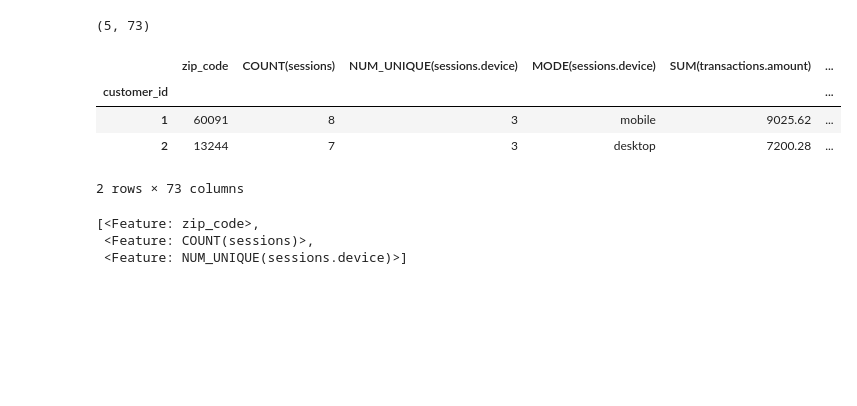
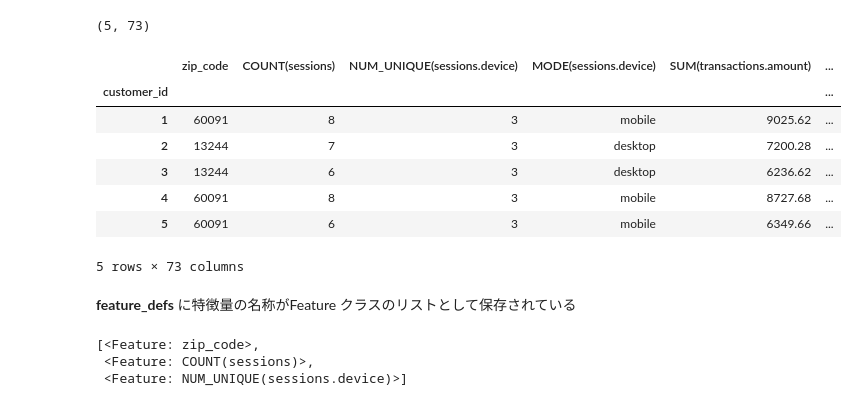
Before and after one commit to gingi99/HowToPython, a Jupyter notebook: featuretools/featuretools.ipynb, the cells around one changed output. Drawn from its saved outputs; the diff is of its cells as text; code cells hidden in the pictures; blank space fills up the shorter version.

Commit message:
[update] featuretools

```diff
--- a/featuretools/featuretools.ipynb
+++ b/featuretools/featuretools.ipynb
@@ -68,13 +110,18 @@ print(feature_matrix_customers.shape)
 # %% [output]
 (5, 73)
 # %%
-feature_matrix_customers.head(2)
+feature_matrix_customers
 # %% [output]
 |  | zip_code | COUNT(sessions) | NUM_UNIQUE(sessions.device) | MODE(sessions.device) | SUM(transactions.amount) | ... |
 | customer_id |  |  |  |  |  | ... |
 | 1 | 60091 | 8 | 3 | mobile | 9025.62 | ... |
 | 2 | 13244 | 7 | 3 | desktop | 7200.28 | ... |
+| 3 | 13244 | 6 | 3 | desktop | 6236.62 | ... |
+| 4 | 60091 | 8 | 3 | mobile | 8727.68 | ... |
+| 5 | 60091 | 6 | 3 | mobile | 6349.66 | ... |
-2 rows × 73 columns
+5 rows × 73 columns
+# %% [markdown]
+**feature_defs** に特徴量の名称がFeature クラスのリストとして保存されている
 # %%
 features_defs[0:3]
 # %% [output]
```
Also changed, not shown: parts of 19 cells of this notebook.
